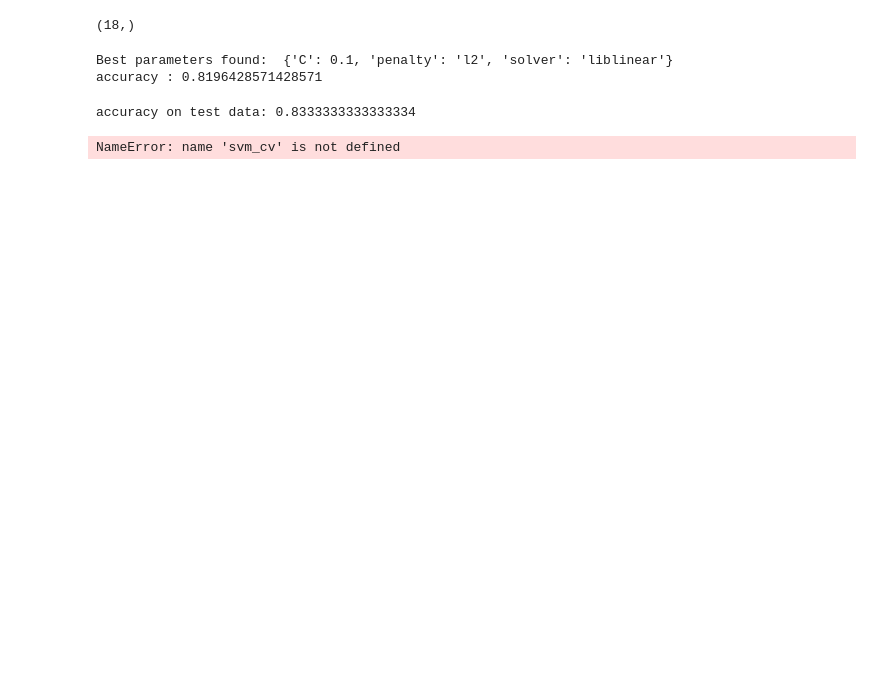
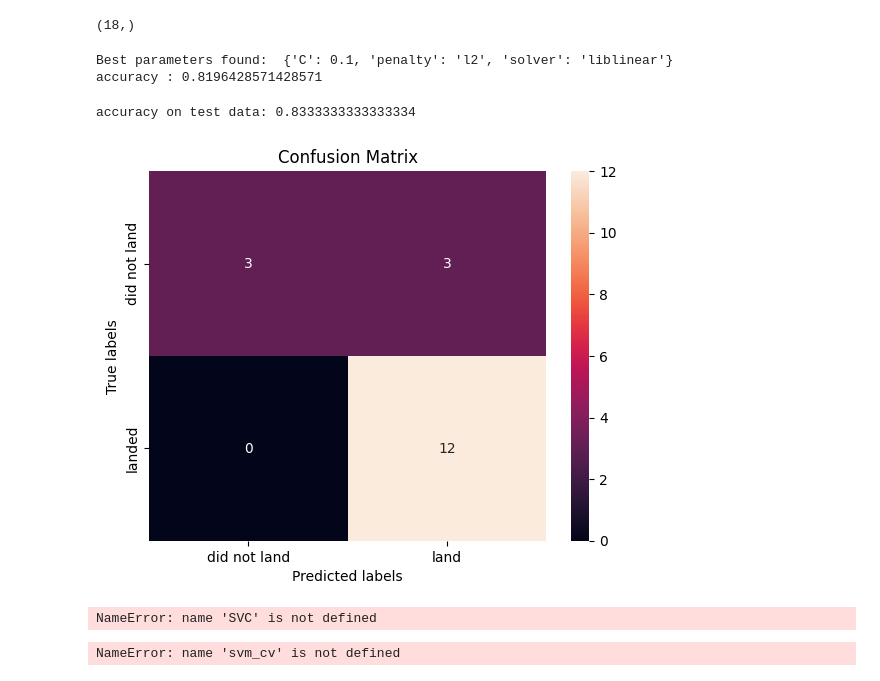
Before and after one commit to akriti-thakur/jupyter-notebook, a Jupyter notebook: space_x/spacex.ipynb, the cells around one changed output. Cells and saved outputs as stored; diff of their text form; code cells hidden in the pictures; blank space fills up the shorter version.

```diff
--- a/space_x/spacex.ipynb
+++ b/space_x/spacex.ipynb
@@ -702,3 +762,7 @@ print("accuracy on test data:",acurracy)
 accuracy on test data: 0.8333333333333334
 # %%
 yhat=logreg_cv.predict(X_test)
+
+plot_confusion_matrix(y_test,yhat)
+# %% [output]
+[figure, added]
@@ -712,2 +769,9 @@ parameters = {
+# %%
+svm = SVC()
+parameters = {'kernel':('linear', 'rbf','poly','rbf', 'sigmoid'),
+              'C': np.logspace(-3, 3, 5),
+              'gamma':np.logspace(-3, 3, 5)}
+# %% [output]
+NameError: name 'SVC' is not defined
 # %%
 svm_cv= GridSearchCV(svm,parameters,cv=10)
```
Also changed, not shown: parts of 23 cells of this notebook, 3 other files.
